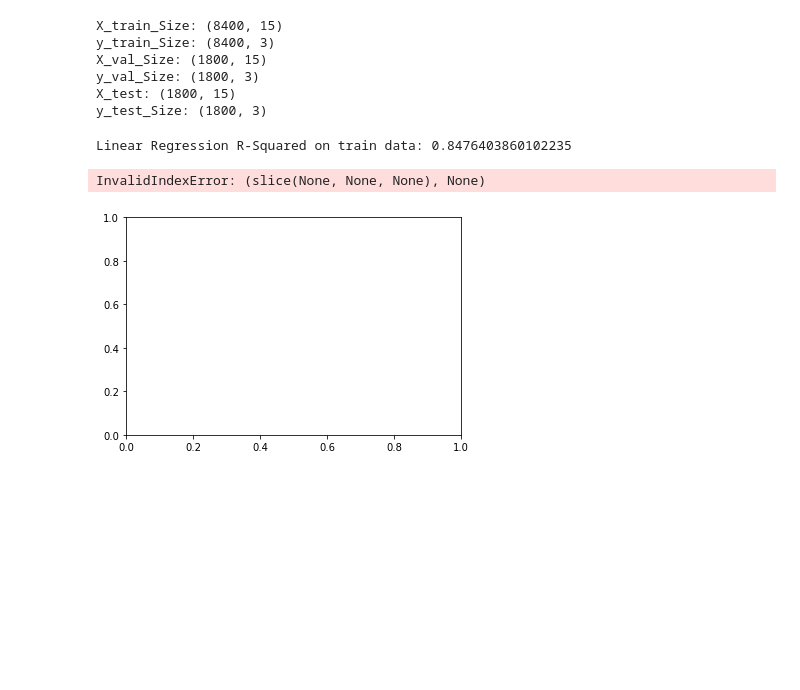
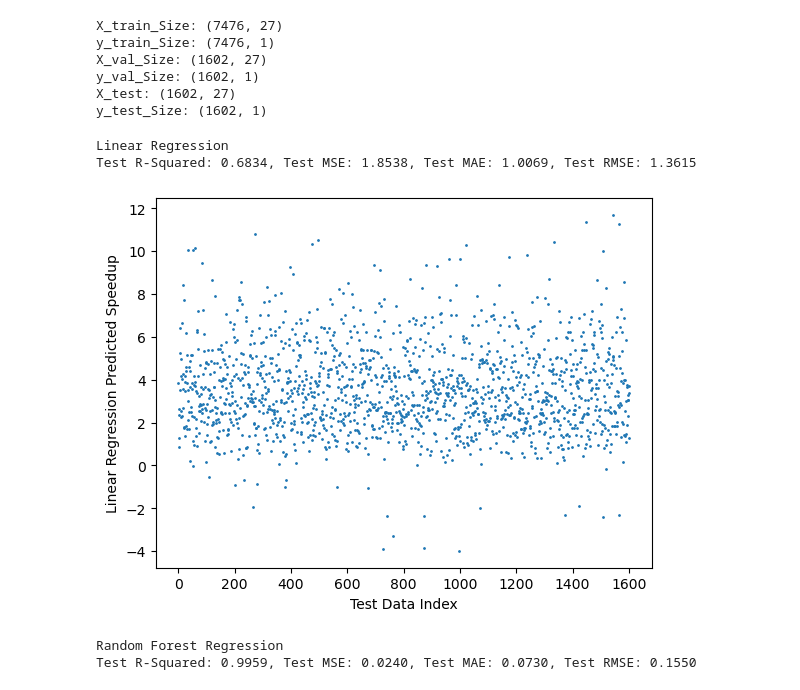
Before and after one commit to WYB929/2023_multicore_project, a Jupyter notebook: src/baseline_models.ipynb, the cells around one changed output. Drawn from its saved outputs; the diff is of its cells as text; code cells hidden in the pictures; blank space fills up the shorter version.

Commit message:
update metrics and plots for basic model

```diff
--- a/src/baseline_models.ipynb
+++ b/src/baseline_models.ipynb
@@ -20,3 +11,9 @@ data.head(5)
+# %%
+# drive.mount('/content/drive')
+# data = pd.read_csv('/content/drive/My Drive/Multi_core/preprocessed_data.csv')
+data = pd.read_csv('../data/preprocessed_data.csv')
+# %%
+dropped_col = ['Speedup']
 # %%
-X = data.drop(['time','user_time','sys_time'], axis=1)
-y = data[['time','user_time','sys_time']]
+X = data.drop(dropped_col, axis=1).values
+y = data[dropped_col].values
@@ -49,32 +28,9 @@ print("y_val_Size: " + str(y_val.shape))
 print("X_test: " + str(X_test.shape))
 print("y_test_Size: " + str(y_test.shape))
 # %% [output]
-X_train_Size: (8400, 15)
-y_train_Size: (8400, 3)
-X_val_Size: (1800, 15)
-y_val_Size: (1800, 3)
-X_test: (1800, 15)
-y_test_Size: (1800, 3)
+X_train_Size: (7476, 27)
+y_train_Size: (7476, 1)
+X_val_Size: (1602, 27)
+y_val_Size: (1602, 1)
+X_test: (1602, 27)
+y_test_Size: (1602, 1)
-# %%
-# Multiple Regression
-# Sample data
-# X = np.array([[1, 100], [2, 200], [3, 200], [4, 200], [5, 300]])  # input values
-# y = np.array([100, 150, 200, 250, 200])  # output values
-
-# Model
-mul_model = LinearRegression().fit(X_train, y_train)
-rSqr = mul_model.score(X_train,y_train)
-b0, b1 = mul_model.intercept_, mul_model.coef_
-print("Linear Regression R-Squared on train data: "+str(rSqr))
-# yHat = b1[0]*X[:,0] + b1[1]*X[:,1] + b0
-yHat = mul_model.predict(X_train)
-
-# Scatter plot between predicted and actual score of training data:
-plt.plot(yHat,y_train,'o',markersize=1)
-plt.xlabel('Predicted output')
-plt.ylabel('Actual output')
-plt.title('R^2 = {:.3f}'.format(rSqr))
-# %% [output]
-Linear Regression R-Squared on train data: 0.8476403860102235
-InvalidIndexError: (slice(None, None, None), None)
-[figure, removed]
@@ -98,8 +44,29 @@ plt.title('R^2 = {:.3f}'.format(rSqr))
+# %%
+# Prediction
+y_pred = mul_model.predict(X_test)
+
+# Evaluation
+print("Linear Regression")
+mul_rSqr = r2_score(y_test, y_pred)
+mul_mae = mean_absolute_error(y_test, y_pred)
+mul_mse = mean_squared_error(y_test, y_pred)
+mul_rmse = np.sqrt(mul_mse)
+print(f"Test R-Squared: {mul_rSqr:.4f}, Test MSE: {mul_mse:.4f}, Test MAE: {mul_mae:.4f}, Test RMSE: {mul_rmse:.4f}")
+# %% [output]
+Linear Regression
+Test R-Squared: 0.6834, Test MSE: 1.8538, Test MAE: 1.0069, Test RMSE: 1.3615
+# %%
+plt.scatter(range(len(y_pred)), y_pred, s=1)
+plt.xlabel("Test Data Index")
+plt.ylabel("Linear Regression Predicted Speedup")
+plt.show()
+# %% [output]
+[figure, added]
 # %%
 # Random Forest Regression
 
 # Model
-rf_model = RandomForestRegressor(max_depth=2).fit(X_train, y_train)
+rf_model = RandomForestRegressor().fit(X_train, y_train.ravel())
 # maximum depth of the trees = 2 to prevent overfitting
 
 # Prediction
@@ -107,8 +74,12 @@ y_pred = rf_model.predict(X_test)
 # print(y_pred)
 
 # Evaluation
+print("Random Forest Regression")
 rf_rSqr = r2_score(y_test, y_pred)
-print("Random Forest Regression R-Squared: ", rf_rSqr)
+rf_mae = mean_absolute_error(y_test, y_pred)
 rf_mse = mean_squared_error(y_test, y_pred)
 rf_rmse = np.sqrt(rf_mse)
-print("Random Forest Regression RMSE:", rf_rmse)
+print(f"Test R-Squared: {rf_rSqr:.4f}, Test MSE: {rf_mse:.4f}, Test MAE: {rf_mae:.4f}, Test RMSE: {rf_rmse:.4f}")
+# %% [output]
+Random Forest Regression
+Test R-Squared: 0.9959, Test MSE: 0.0240, Test MAE: 0.0730, Test RMSE: 0.1550
```
Also changed, not shown: parts of 14 cells of this notebook.
